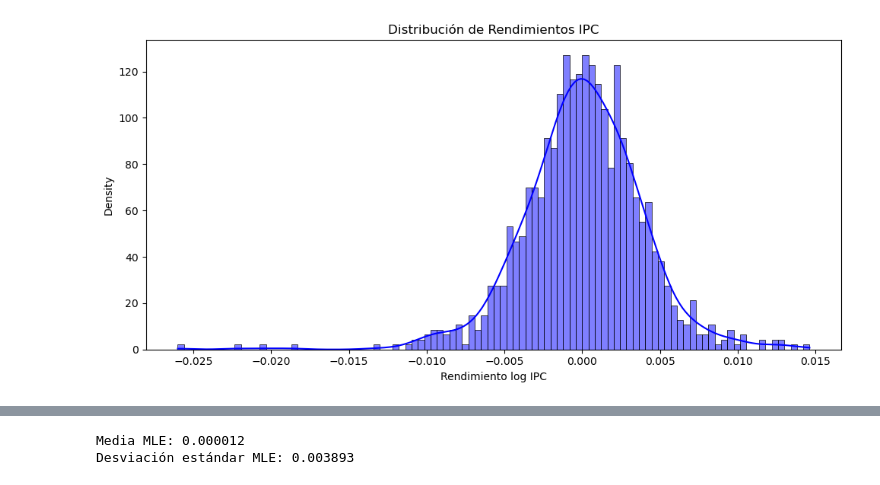
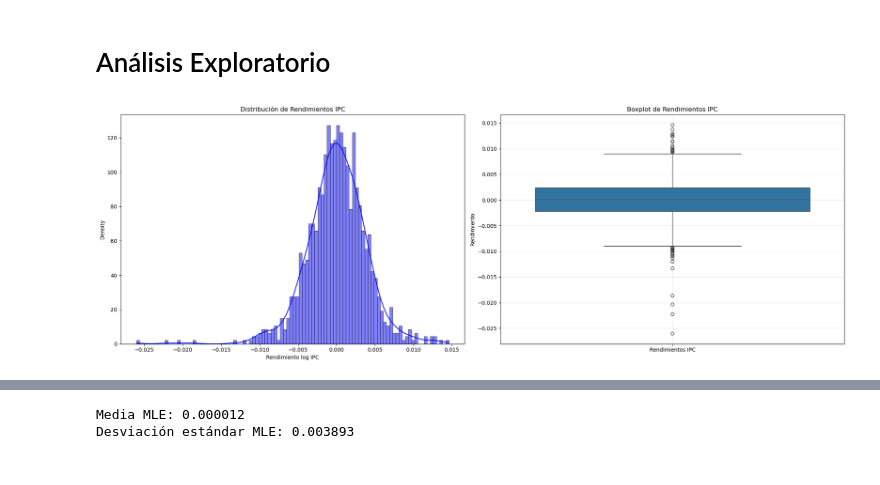
Before and after one commit to cmayorgat44/Estimation_parametrica, a Jupyter notebook: proyecto_final.ipynb, the cells around one changed output, grey strips where cells are left out. Saved outputs shown, nothing was run; the diff lists cells and outputs as text; code cells hidden in the pictures.

```diff
--- a/proyecto_final.ipynb
+++ b/proyecto_final.ipynb
@@ -45,10 +32,23 @@ Date
+# %% [markdown]
+# Análisis Exploratorio
 # %%
 # --- Histograma ---
-plt.figure(figsize=(10, 5))
+plt.figure(figsize=(20, 7))
+
+plt.subplot(1,2,1)
 sns.histplot(df["Rendimientos IPC"], bins=100, kde=True, stat="density", color="blue")
 plt.title("Distribución de Rendimientos IPC")
 plt.xlabel("Rendimiento log IPC")
 plt.tight_layout()
+
+# --- Boxplot ---
+plt.subplot(1,2,2)
+sns.boxplot(df, vert=True, patch_artist=True)
+plt.title("Boxplot de Rendimientos IPC")
+plt.ylabel("Rendimiento")
+plt.grid(alpha=0.3)
+
+plt.tight_layout()
 plt.show()
 # %% [output]
-[figure, old version]
+[figure, new version]
```
Also changed, not shown: parts of 35 cells of this notebook, 2 other files.
